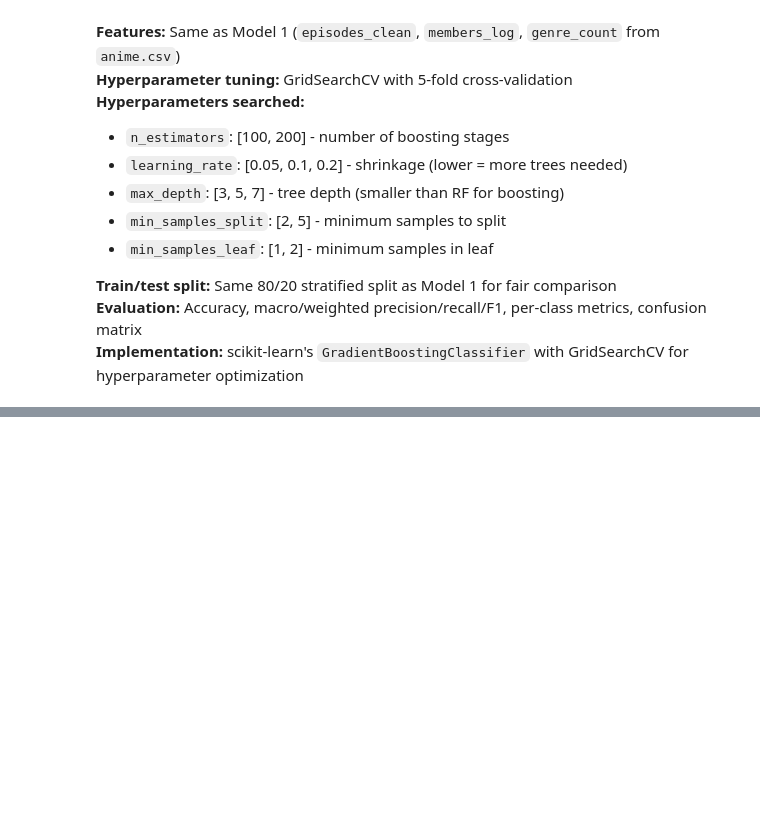
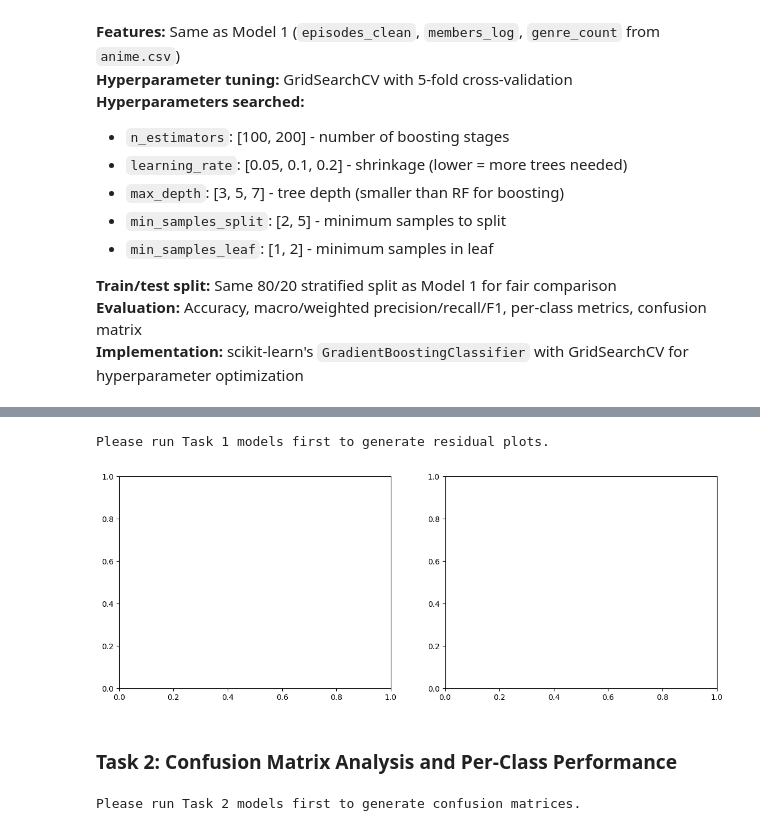
Before and after one commit to LC0229/Fake-Job-Posting, a Jupyter notebook: workbook.ipynb, the cells around one changed output, grey strips where cells are left out. Drawn from its saved outputs; the diff is of its cells as text; code cells hidden in the pictures; blank space fills up the shorter version.

Commit message:
basic sections

```diff
--- a/workbook.ipynb
+++ b/workbook.ipynb
@@ -1375,0 +1404,78 @@ Weighted F1 improvement: 5.09%
+# %%
+# Section 4: Task 1 - Residual Analysis
+import matplotlib.pyplot as plt
+import numpy as np
+
+# Residual plots for Task 1 models
+fig, axes = plt.subplots(1, 2, figsize=(14, 5))
+
+# Baseline (Linear Regression) residuals
+if 'y_pred_test1' in globals() and 'y_test1' in globals():
+    residuals_baseline = y_test1 - y_pred_test1
+    axes[0].scatter(y_pred_test1, residuals_baseline, alpha=0.5, s=20)
+    axes[0].axhline(y=0, color='r', linestyle='--')
+    axes[0].set_xlabel('Predicted Rating')
+    axes[0].set_ylabel('Residuals (Actual - Predicted)')
+    axes[0].set_title('Residual Plot: Linear Regression Baseline (Task 1)')
+    axes[0].grid(True, alpha=0.3)
+
+    # Random Forest residuals
+    if 'y_pred_test1_rf' in globals():
+        residuals_rf = y_test1 - y_pred_test1_rf
+        axes[1].scatter(y_pred_test1_rf, residuals_rf, alpha=0.5, s=20, color='green')
+        axes[1].axhline(y=0, color='r', linestyle='--')
+        axes[1].set_xlabel('Predicted Rating')
+        axes[1].set_ylabel('Residuals (Actual - Predicted)')
+        axes[1].set_title('Residual Plot: Random Forest (Task 1)')
+        axes[1].grid(True, alpha=0.3)
+
+    plt.tight_layout()
+    plt.show()
+
+    print("**Analysis:** Residual plots help identify model misspecification. Ideally, residuals should be randomly distributed around zero with no clear patterns.")
+else:
+    print("Please run Task 1 models first to generate residual plots.")
+# %% [output]
+Please run Task 1 models first to generate residual plots.
+[figure, added]
+# %% [markdown]
+### Task 2: Confusion Matrix Analysis and Per-Class Performance
+# %%
+# Section 4: Task 2 - Confusion Matrix Visualization
+import seaborn as sns
+from sklearn.metrics import confusion_matrix
+
+# Confusion matrix heatmaps for Task 2
+if 'y_test2' in globals() and 'y_pred_test2' in globals() and 'class_names' in globals():
+    fig, axes = plt.subplots(1, 2, figsize=(16, 6))
+
+    # Baseline confusion matrix
+    cm_baseline = confusion_matrix(y_test2, y_pred_test2)
+    cm_baseline_df = pd.DataFrame(cm_baseline, index=class_names, columns=class_names)
+
+    sns.heatmap(cm_baseline_df, annot=True, fmt='d', cmap='Blues', ax=axes[0],
+                cbar_kws={'label': 'Count'})
+    axes[0].set_xlabel('Predicted Type')
+    axes[0].set_ylabel('Actual Type')
+    axes[0].set_title('Confusion Matrix: Logistic Regression Baseline (Task 2)')
+
+    # Gradient Boosting confusion matrix
+    if 'y_pred_test2_gb' in globals():
+        cm_gb = confusion_matrix(y_test2, y_pred_test2_gb)
+        cm_gb_df = pd.DataFrame(cm_gb, index=class_names, columns=class_names)
+
+        sns.heatmap(cm_gb_df, annot=True, fmt='d', cmap='Greens', ax=axes[1],
+                    cbar_kws={'label': 'Count'})
+        axes[1].set_xlabel('Predicted Type')
+        axes[1].set_ylabel('Actual Type')
+        axes[1].set_title('Confusion Matrix: Gradient Boosting (Task 2)')
+
+    plt.tight_layout()
+    plt.show()
+
+    print("**Analysis:** Confusion matrices reveal which classes are frequently confused. Diagonal elements represent correct predictions.")
+    print("Off-diagonal elements show misclassifications. We can identify which type pairs are most similar.")
+else:
+    print("Please run Task 2 models first to generate confusion matrices.")
+# %% [output]
+Please run Task 2 models first to generate confusion matrices.
```
Also changed, not shown: parts of 7 cells of this notebook.
